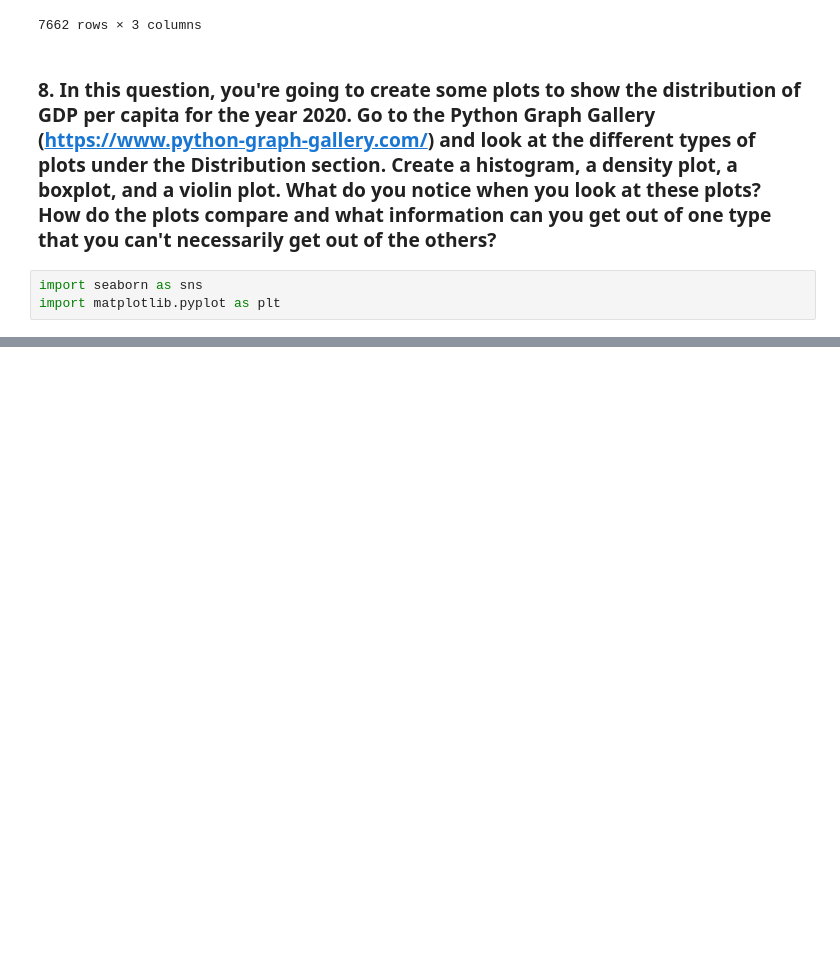
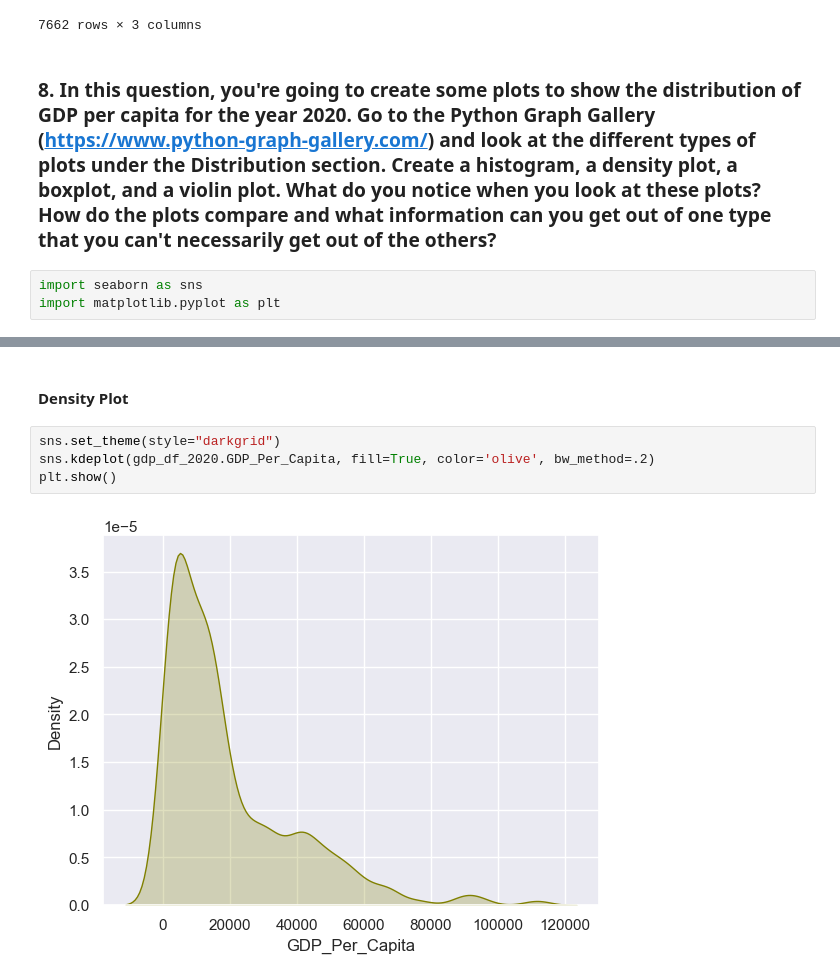
Before and after one commit to NSS-Data-Analytics-Cohort-12/un-python-ryanhartman247, a Jupyter notebook: notebooks/un_data_notebook.ipynb, the cells around one changed output, grey strips where cells are left out. Cells and saved outputs as stored; diff of their text form; blank space fills up the shorter version.

```diff
--- a/notebooks/un_data_notebook.ipynb
+++ b/notebooks/un_data_notebook.ipynb
@@ -279,0 +267,8 @@ plt.show()
+# %% [markdown]
+#### Density Plot
+# %%
+sns.set_theme(style="darkgrid")
+sns.kdeplot(gdp_df_2020.GDP_Per_Capita, fill=True, color='olive', bw_method=.2)
+plt.show()
+# %% [output]
+[figure, added]
```
Also changed, not shown: parts of 17 cells of this notebook.
